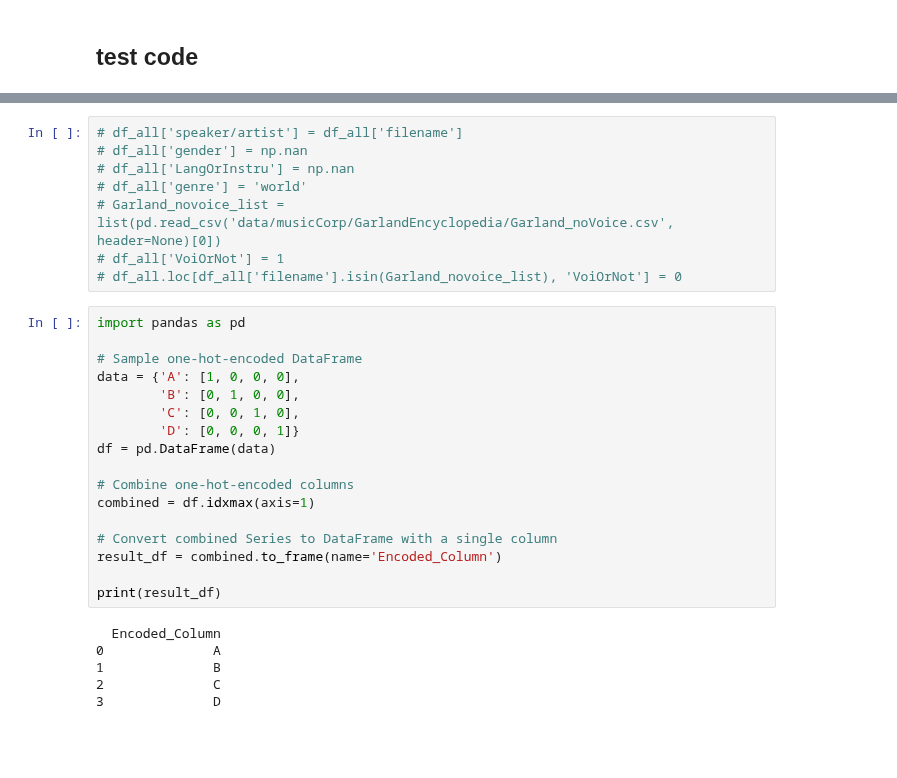
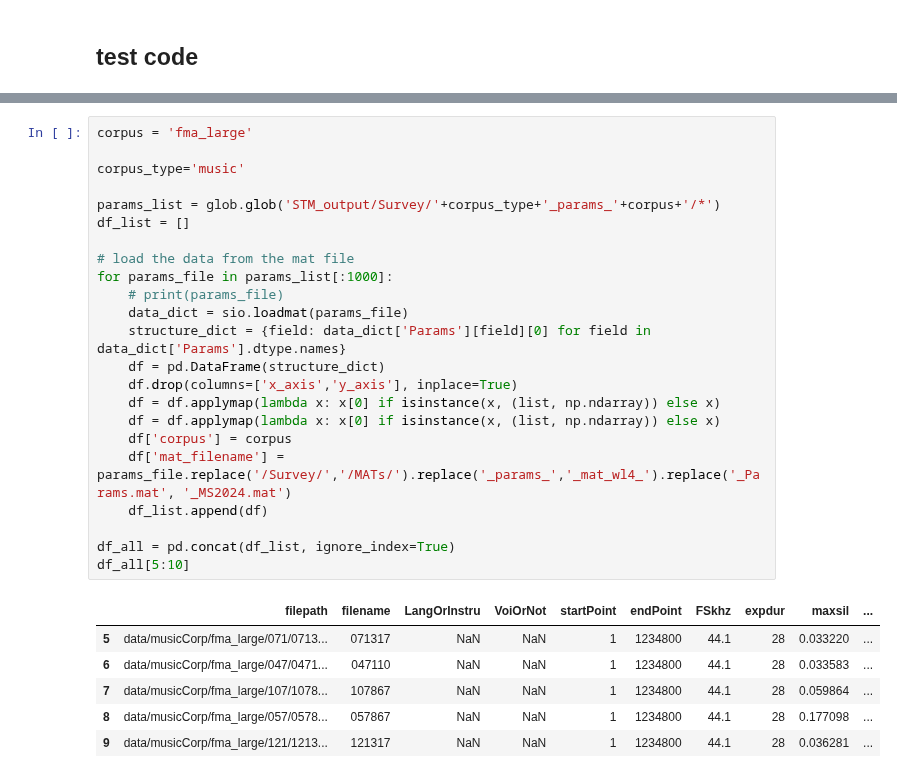
Before and after one commit to curlsloth/MusicSpeech-STM, a Jupyter notebook: STM03_build_meta_data.ipynb, the cells around one changed output, grey strips where cells are left out. Saved outputs shown, nothing was run; the diff lists cells and outputs as text; blank space fills up the shorter version.

```diff
--- a/STM03_build_meta_data.ipynb
+++ b/STM03_build_meta_data.ipynb
@@ -1194,31 +572,30 @@ df_info
-# %%
-# df_all['speaker/artist'] = df_all['filename']
-# df_all['gender'] = np.nan
-# df_all['LangOrInstru'] = np.nan
-# df_all['genre'] = 'world'
-# Garland_novoice_list = list(pd.read_csv('data/musicCorp/GarlandEncyclopedia/Garland_noVoice.csv', header=None)[0])
-# df_all['VoiOrNot'] = 1
-# df_all.loc[df_all['filename'].isin(Garland_novoice_list), 'VoiOrNot'] = 0
-# %%
-import pandas as pd
-
-# Sample one-hot-encoded DataFrame
-data = {'A': [1, 0, 0, 0],
-        'B': [0, 1, 0, 0],
-        'C': [0, 0, 1, 0],
-        'D': [0, 0, 0, 1]}
-df = pd.DataFrame(data)
-
-# Combine one-hot-encoded columns
-combined = df.idxmax(axis=1)
-
-# Convert combined Series to DataFrame with a single column
-result_df = combined.to_frame(name='Encoded_Column')
-
-print(result_df)
-# %% [output]
-  Encoded_Column
-0              A
-1              B
-2              C
-3              D
+# %%
+corpus = 'fma_large'
+
+corpus_type='music'
+
+params_list = glob.glob('STM_output/Survey/'+corpus_type+'_params_'+corpus+'/*')
+df_list = []
+
+# load the data from the mat file
+for params_file in params_list[:1000]:
+    # print(params_file)
+    data_dict = sio.loadmat(params_file)
+    structure_dict = {field: data_dict['Params'][field][0] for field in data_dict['Params'].dtype.names}
+    df = pd.DataFrame(structure_dict)
+    df.drop(columns=['x_axis','y_axis'], inplace=True)
+    df = df.applymap(lambda x: x[0] if isinstance(x, (list, np.ndarray)) else x)
+    df = df.applymap(lambda x: x[0] if isinstance(x, (list, np.ndarray)) else x)
+    df['corpus'] = corpus
+    df['mat_filename'] = params_file.replace('/Survey/','/MATs/').replace('_params_','_mat_wl4_').replace('_Params.mat', '_MS2024.mat')
+    df_list.append(df)
+
+df_all = pd.concat(df_list, ignore_index=True)
+df_all[5:10]
+# %% [output]
+|  | filepath | filename | LangOrInstru | VoiOrNot | startPoint | endPoint | FSkhz | expdur | maxsil | ... |
+| 5 | data/musicCorp/fma_large/071/0713... | 071317 | NaN | NaN | 1 | 1234800 | 44.1 | 28 | 0.033220 | ... |
+| 6 | data/musicCorp/fma_large/047/0471... | 047110 | NaN | NaN | 1 | 1234800 | 44.1 | 28 | 0.033583 | ... |
+| 7 | data/musicCorp/fma_large/107/1078... | 107867 | NaN | NaN | 1 | 1234800 | 44.1 | 28 | 0.059864 | ... |
+| 8 | data/musicCorp/fma_large/057/0578... | 057867 | NaN | NaN | 1 | 1234800 | 44.1 | 28 | 0.177098 | ... |
+| 9 | data/musicCorp/fma_large/121/1213... | 121317 | NaN | NaN | 1 | 1234800 | 44.1 | 28 | 0.036281 | ... |
```
Also changed, not shown: parts of 47 cells of this notebook, 2 other files.
